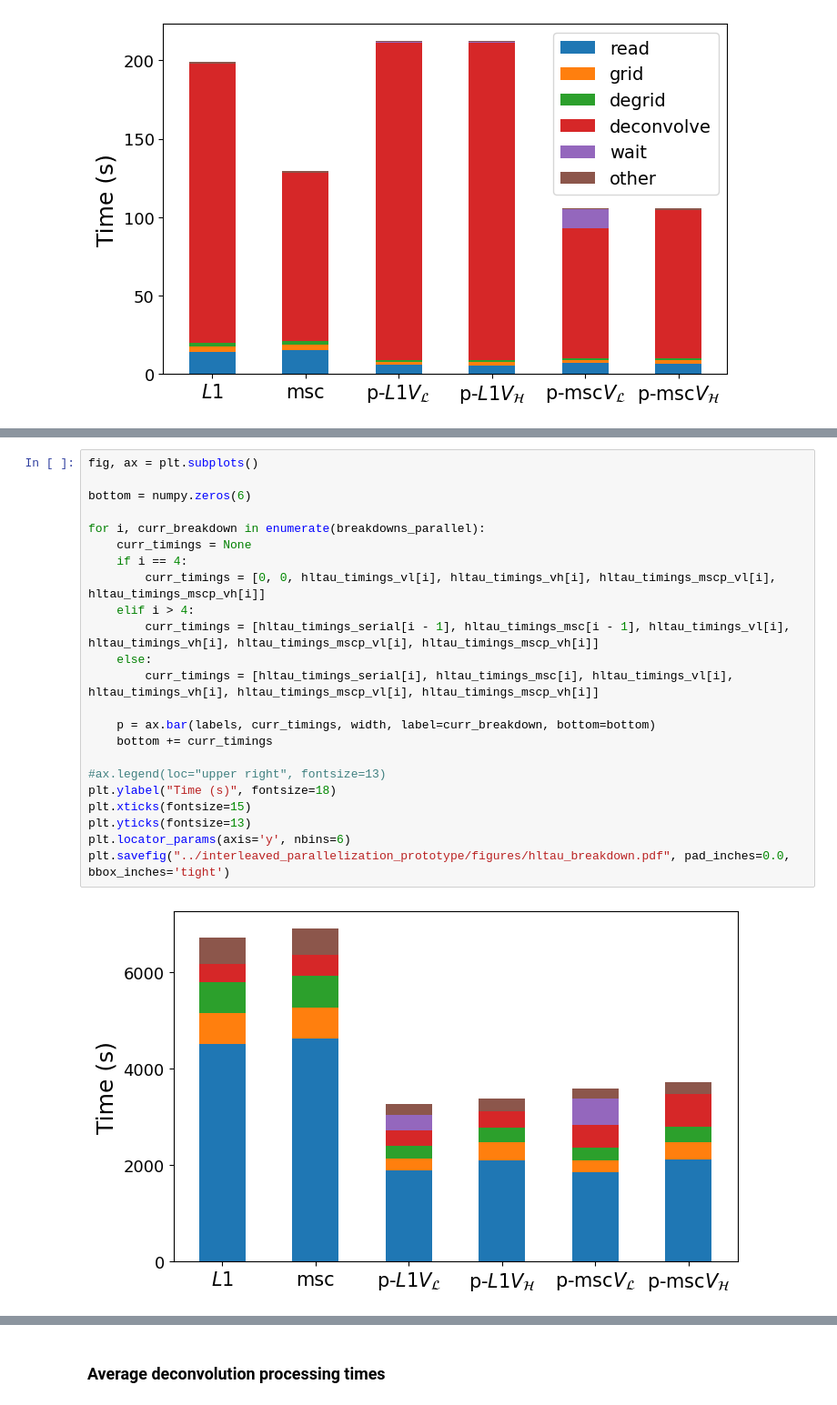
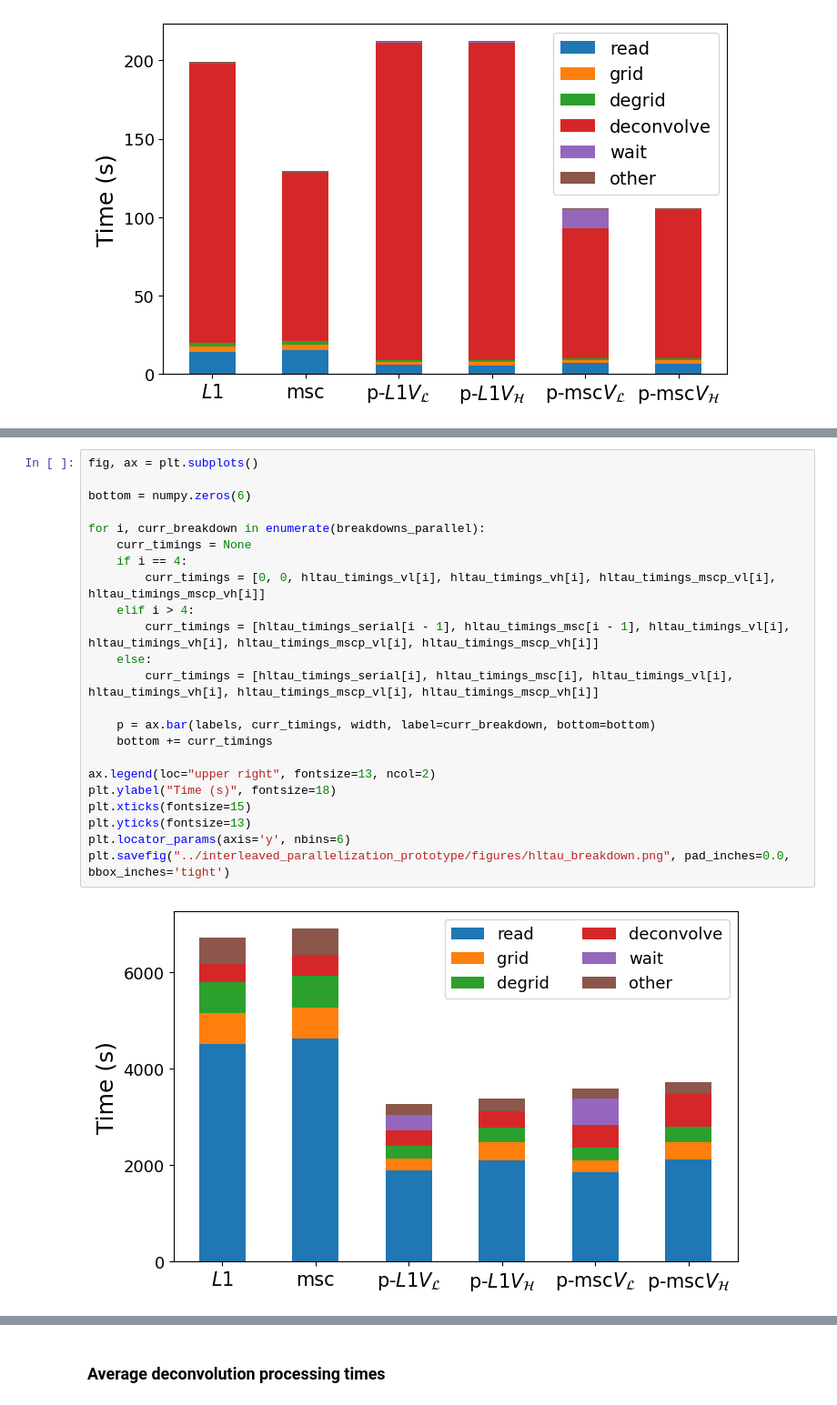
Before and after one commit to simon-prunet/radio-imaging, a Jupyter notebook: notebooks_and_pyscripts/ri_split_results.ipynb, the cells around one changed output, grey strips where cells are left out. Shown at 91% size. Saved outputs shown, nothing was run; the diff lists cells and outputs as text.

```diff
--- a/notebooks_and_pyscripts/ri_split_results.ipynb
+++ b/notebooks_and_pyscripts/ri_split_results.ipynb
@@ -3005,28 +3005,28 @@ plt.savefig("../interleaved_parallelization_prototype/figures/sgrc_breakdown.pdf
 # %%
 fig, ax = plt.subplots()
 
 bottom = numpy.zeros(6)
 
 for i, curr_breakdown in enumerate(breakdowns_parallel):
     curr_timings = None
     if i == 4:
         curr_timings = [0, 0, hltau_timings_vl[i], hltau_timings_vh[i], hltau_timings_mscp_vl[i], hltau_timings_mscp_vh[i]]
     elif i > 4:
         curr_timings = [hltau_timings_serial[i - 1], hltau_timings_msc[i - 1], hltau_timings_vl[i], hltau_timings_vh[i], hltau_timings_mscp_vl[i], hltau_timings_mscp_vh[i]]
     else:
         curr_timings = [hltau_timings_serial[i], hltau_timings_msc[i], hltau_timings_vl[i], hltau_timings_vh[i], hltau_timings_mscp_vl[i], hltau_timings_mscp_vh[i]]
 
     p = ax.bar(labels, curr_timings, width, label=curr_breakdown, bottom=bottom)
     bottom += curr_timings
 
-#ax.legend(loc="upper right", fontsize=13)
+ax.legend(loc="upper right", fontsize=13, ncol=2)
 plt.ylabel("Time (s)", fontsize=18)
 plt.xticks(fontsize=15)
 plt.yticks(fontsize=13)
 plt.locator_params(axis='y', nbins=6)
-plt.savefig("../interleaved_parallelization_prototype/figures/hltau_breakdown.pdf", pad_inches=0.0, bbox_inches='tight')
+plt.savefig("../interleaved_parallelization_prototype/figures/hltau_breakdown.png", pad_inches=0.0, bbox_inches='tight')
 # %% [output]
-[figure, old version]
+[figure, new version]
 # %%
 fig, ax = plt.subplots()
 
```
Also changed, not shown: parts of 7 cells of this notebook, 8 other files.
